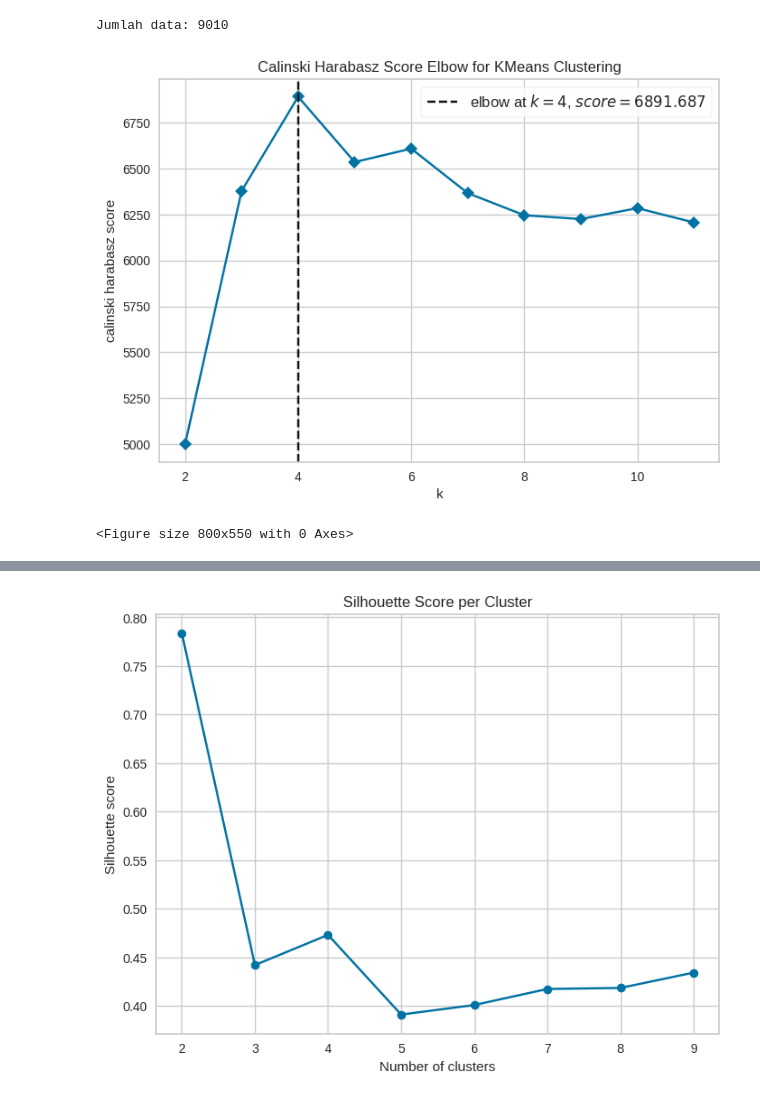
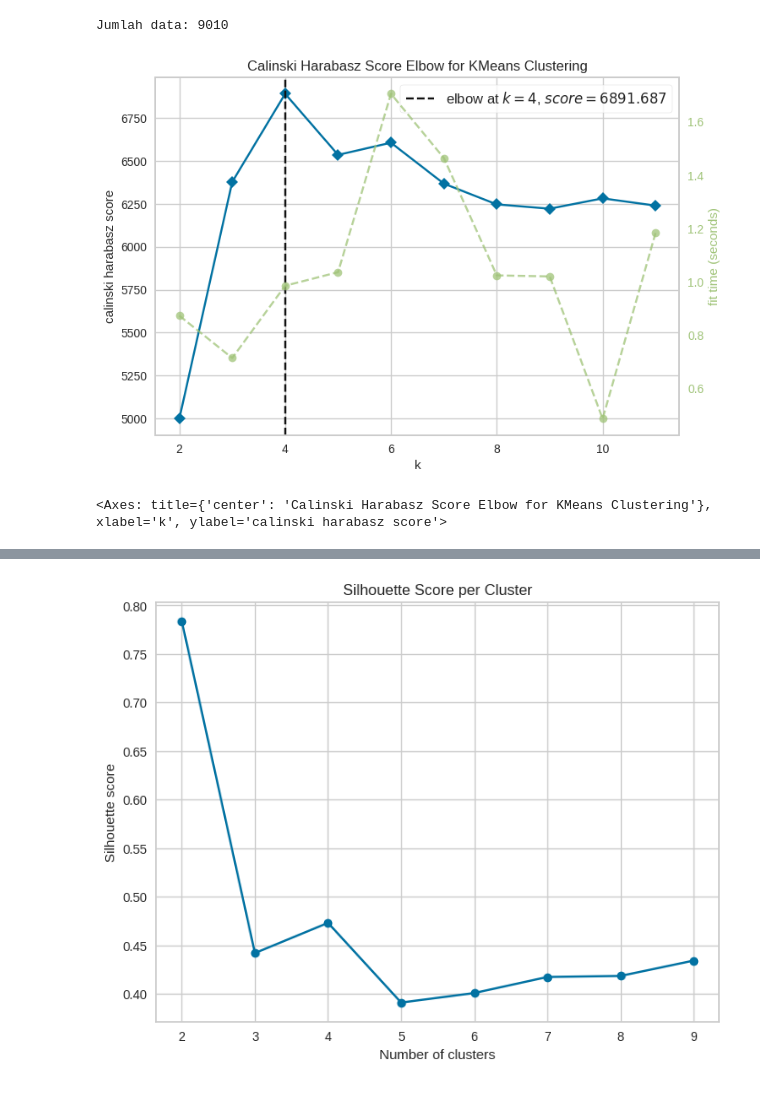
Before and after one commit to nilamaula26/Aplikasi-Login, a Jupyter notebook: RFM and K-Means.ipynb, the cells around one changed output, grey strips where cells are left out. Drawn from its saved outputs; the diff is of its cells as text; code cells hidden in the pictures.

```diff
--- a/RFM and K-Means.ipynb
+++ b/RFM and K-Means.ipynb
@@ -56,22 +58,21 @@ Jumlah data: 9010
 # %%
 # from sklearn.cluster import KMeans
 from yellowbrick.cluster import KElbowVisualizer
 
 # Ganti X dengan dataset rfm_scaled
 X = rfm_scaled
 
 # Instantiate the clustering model and visualizer
 model = KMeans(n_init=10)
 visualizer = KElbowVisualizer(
-    model, k=(2,12), metric='calinski_harabasz', timings=False
+    model, k=(2,12), metric='calinski_harabasz', timings=True
 )
 
 visualizer.fit(X)        # Fit the data to the visualizer
 visualizer.show()        # Finalize and render the figure
-plt.savefig("CH.png", format='png')
 # %% [output]
-[figure, old version]
+[figure, new version]
-<Figure size 800x550 with 0 Axes>
+<Axes: title={'center': 'Calinski Harabasz Score Elbow for KMeans Clustering'}, xlabel='k', ylabel='calinski harabasz score'>
 # %%
 from yellowbrick.cluster.elbow import kelbow_visualizer
 
```
Also changed, not shown: parts of 14 cells of this notebook.
